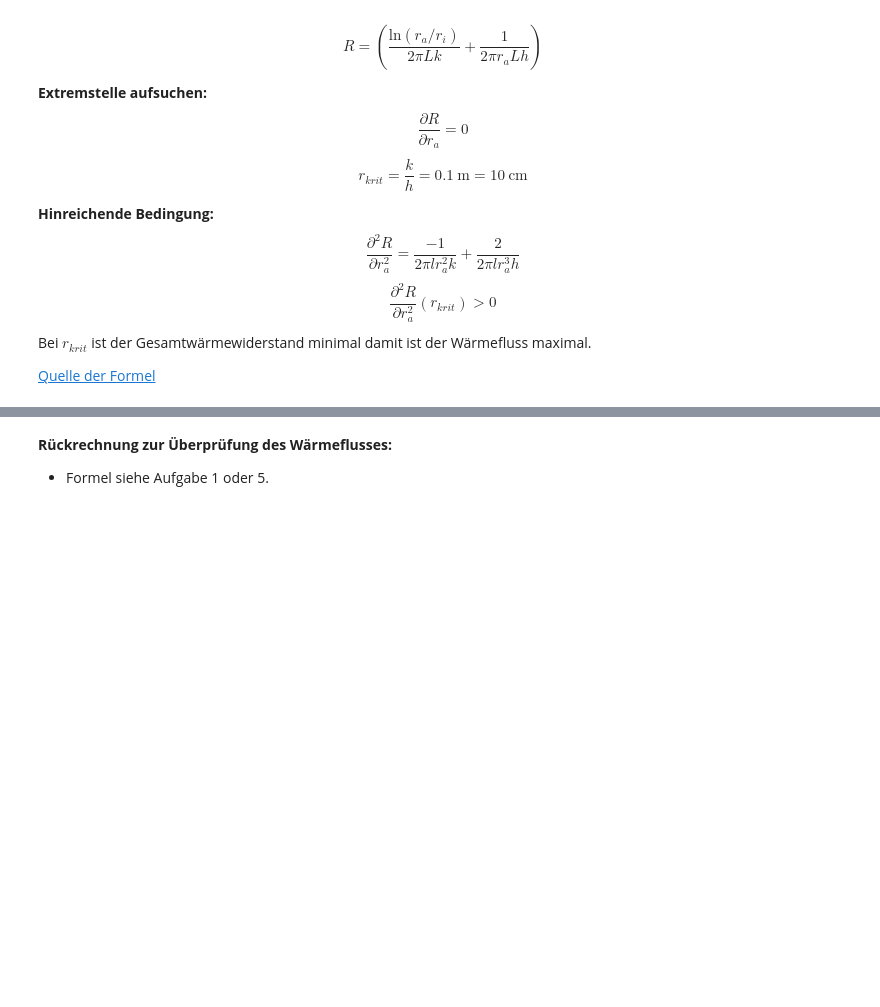
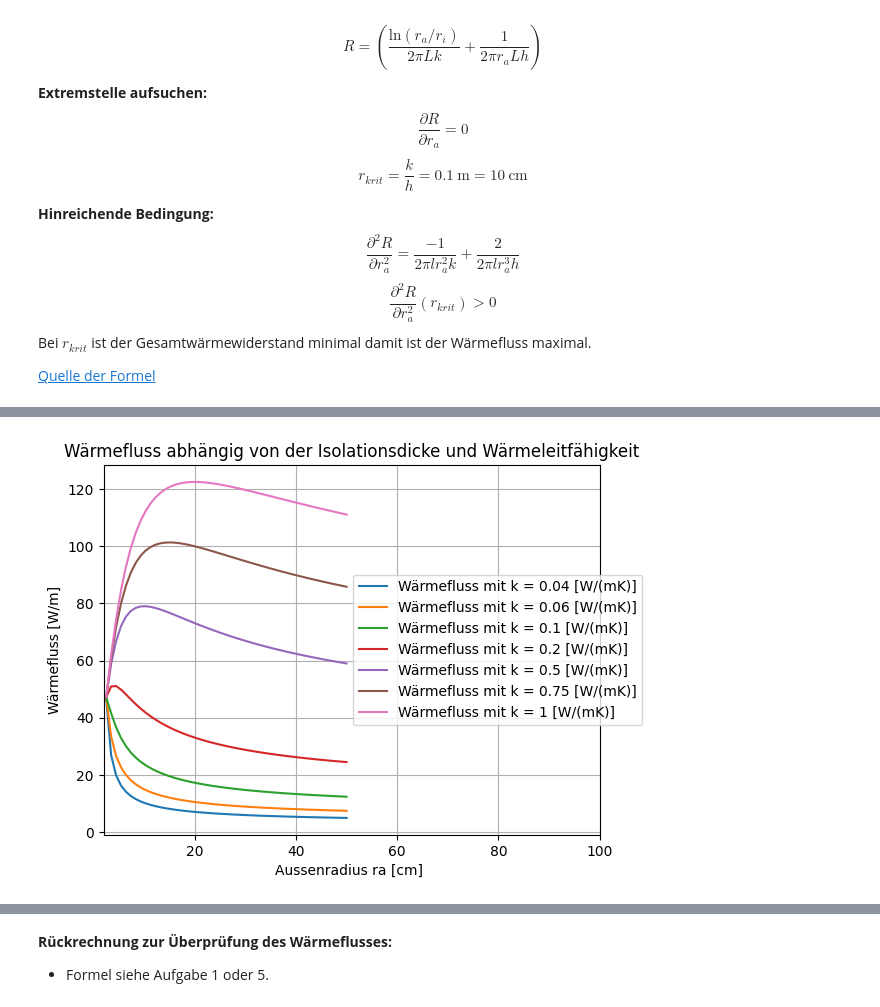
Before and after one commit to HansPeter21/CoP_Abgabe, a Jupyter notebook: Bericht_Mauro_Schegg.ipynb, the cells around one changed output, grey strips where cells are left out. Cells and saved outputs as stored; diff of their text form; code cells hidden in the pictures; blank space fills up the shorter version.

```diff
--- a/Bericht_Mauro_Schegg.ipynb
+++ b/Bericht_Mauro_Schegg.ipynb
@@ -694,0 +689,19 @@ Es wird erkannt, dass nach 0.1 mm Dicke der kritischen Radius erreicht wurde. Na
+# %%
+ktest = [0.04,0.06,0.1,0.2,0.5,0.75,1]
+q_dottest = [2*np.pi*60/((np.log(ra/ri)/ktest[i])+(1/(ra*h))) for i in range(len(ktest))]
+# %%
+plt.plot(ra*100,q_dottest[0],label="Wärmefluss mit k = 0.04 [W/(mK)]") # Glaswolle
+plt.plot(ra*100,q_dottest[1],label="Wärmefluss mit k = 0.06 [W/(mK)]") # Schaumgummi
+plt.plot(ra*100,q_dottest[2],label="Wärmefluss mit k = 0.1 [W/(mK)]") # Dachpappe
+plt.plot(ra*100,q_dottest[3],label="Wärmefluss mit k = 0.2 [W/(mK)]") # Gipskartonplatten
+plt.plot(ra*100,q_dottest[4],label="Wärmefluss mit k = 0.5 [W/(mK)]") # Kalkstein
+plt.plot(ra*100,q_dottest[5],label="Wärmefluss mit k = 0.75 [W/(mK)]") # Erdrecih 20% Feucht
+plt.plot(ra*100,q_dottest[6],label="Wärmefluss mit k = 1 [W/(mK)]") # Keramik
+plt.ylabel("Wärmefluss [W/m]")
+plt.xlabel("Aussenradius ra [cm] ")
+plt.title("Wärmefluss abhängig von der Isolationsdicke und Wärmeleitfähigkeit")
+plt.xlim(2.0, 100)
+plt.legend(loc="center right", bbox_to_anchor=(1.1, 0.5))
+plt.grid()
+# %% [output]
+[figure, added]
```
Also changed, not shown: parts of 7 cells of this notebook.
